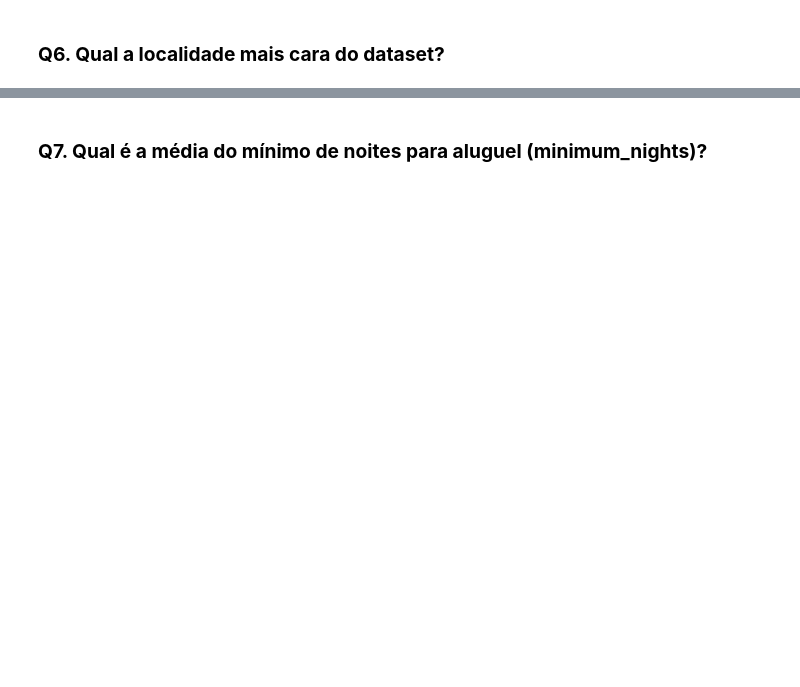
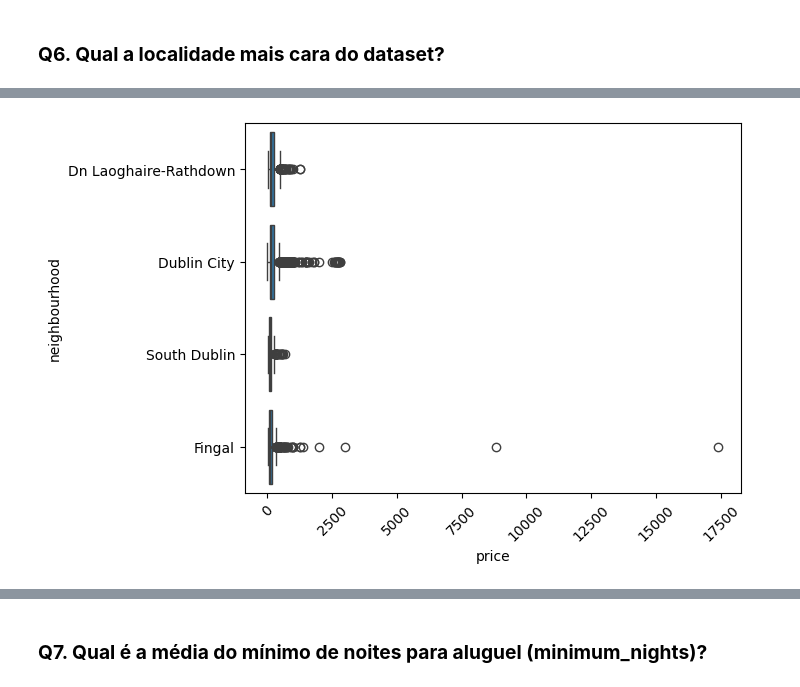
Before and after one commit to JoaoMarcosRamos/analisandodadosairbnb, a Jupyter notebook: Cópia_de_[Template]_Analisando_os_Dados_do_Airbnb.ipynb, the cells around one changed output, grey strips where cells are left out. Cells and saved outputs as stored; diff of their text form; code cells hidden in the pictures; blank space fills up the shorter version.

```diff
--- a/Cópia_de_[Template]_Analisando_os_Dados_do_Airbnb.ipynb
+++ b/Cópia_de_[Template]_Analisando_os_Dados_do_Airbnb.ipynb
@@ -155,0 +227,8 @@ plt.show()
+# %%
+# Demonstrar um boxplot por bairro
+
+sns.boxplot(data=df,y='neighbourhood',x='price')
+plt.xticks(rotation=45)
+plt.show()
+# %% [output]
+[figure, added]
```
Also changed, not shown: parts of 11 cells of this notebook.
